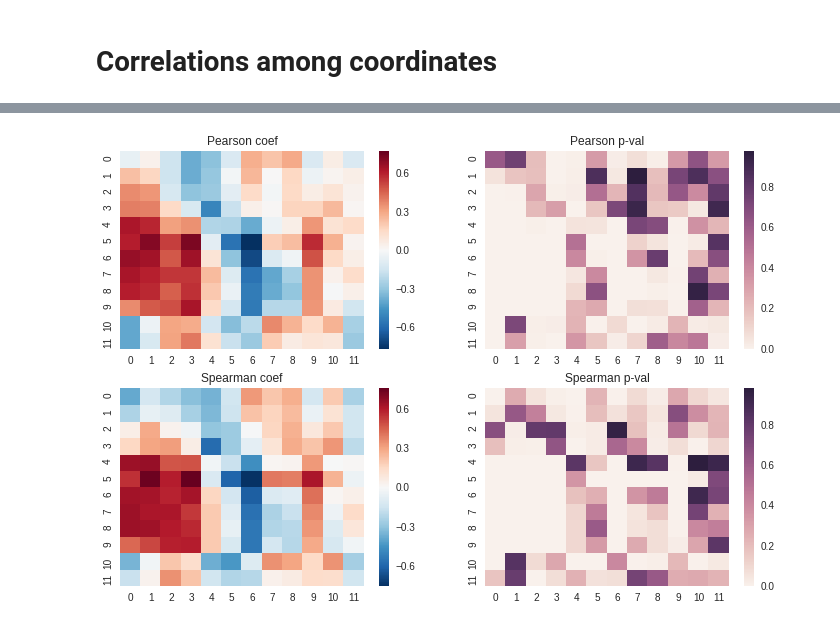
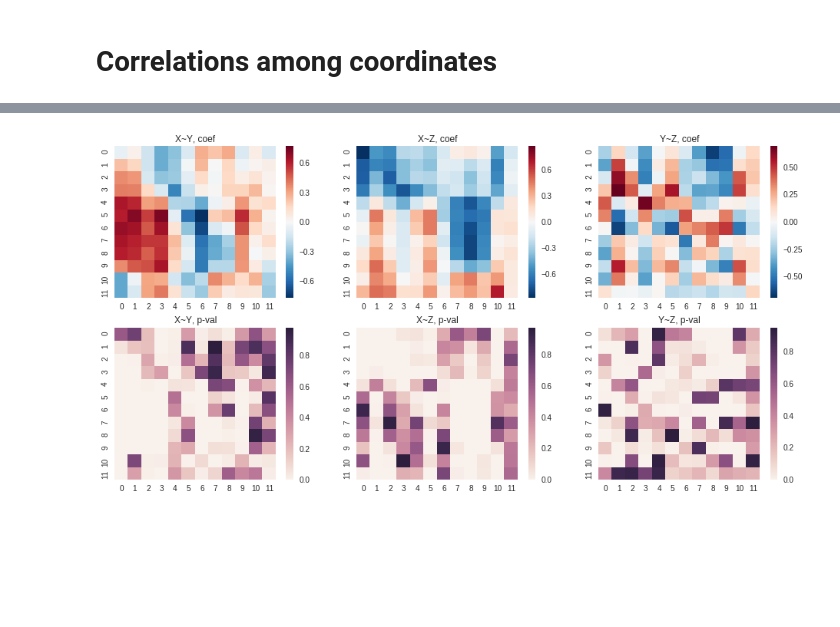
Before and after one commit to antigenomics/tcr-pmhc-study, a Jupyter notebook: loop_model/eda.ipynb, the cells around one changed output, grey strips where cells are left out. Drawn from its saved outputs; the diff is of its cells as text; code cells hidden in the pictures; blank space fills up the shorter version.

```diff
--- a/loop_model/eda.ipynb
+++ b/loop_model/eda.ipynb
@@ -260,4 +263,4 @@ plot_heatmap(df_put_x, df_put_y)
-# %%
-plot_heatmap(df_cdr_x, df_cdr_y)
-# %% [output]
-[figure, removed]
+# %%
+(c_c1, c_p1), (c_c2, c_p2), (c_c3, c_p3) = plot_heatmap(df_cdr_x, df_cdr_y, df_cdr_z, stats.pearsonr)
+# %% [output]
+[figure, added]
```
Also changed, not shown: parts of 2 cells of this notebook.
